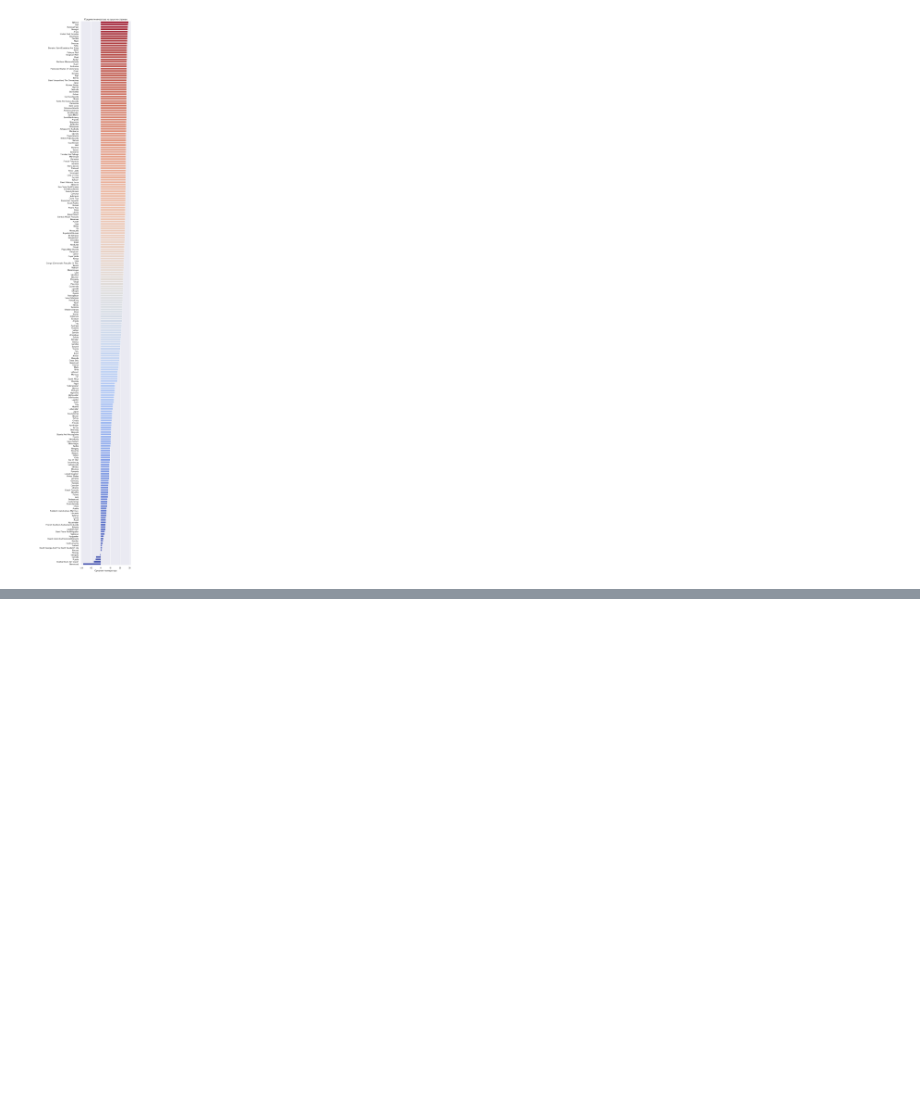
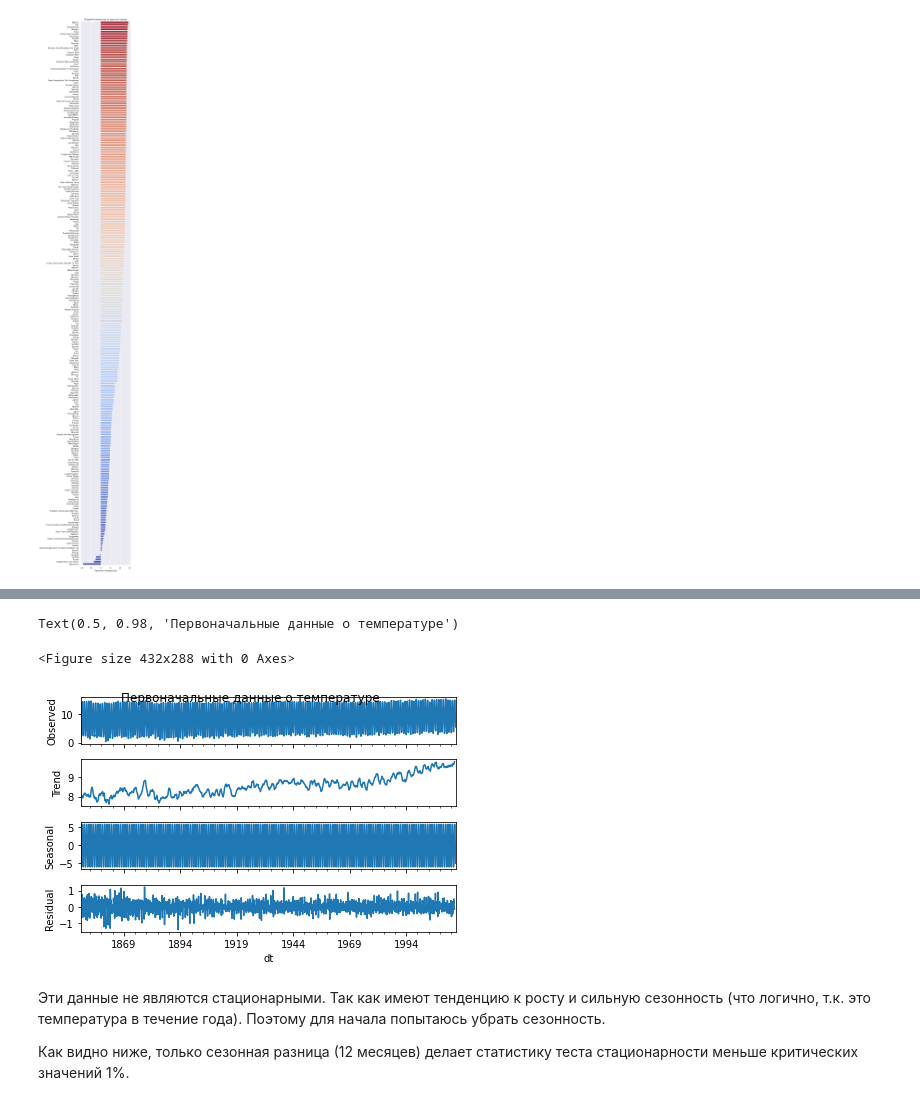
Before and after one commit to SizovaDarya708/ClimateChange, a Jupyter notebook: Climate Change Project.ipynb, the cells around one changed output, grey strips where cells are left out. Drawn from its saved outputs; the diff is of its cells as text; code cells hidden in the pictures; blank space fills up the shorter version.

```diff
--- a/Climate Change Project.ipynb
+++ b/Climate Change Project.ipynb
@@ -180,0 +279,17 @@ Text = ax.set(xlabel='Срерняя температура', title='Средн
+# %%
+decomposition = sm.tsa.seasonal_decompose(global_temp['LandAverageTemperature'], model='additive')
+fig = plt.figure()
+fig = decomposition.plot()
+plt.suptitle('Первоначальные данные о температуре')
+# %% [output]
+Text(0.5, 0.98, 'Первоначальные данные о температуре')
+<Figure size 432x288 with 0 Axes>
+[figure, added]
+# %% [markdown]
+Эти данные не являются стационарными.
+Так как имеют тенденцию к росту и сильную сезонность
+(что логично, т.к. это температура в течение года).
+Поэтому для начала попытаюсь убрать сезонность.
+
+Как видно ниже, только сезонная разница (12 месяцев) делает статистику
+теста стационарности меньше критических значений 1%.
```
Also changed, not shown: parts of 14 cells of this notebook, 1 other file.
